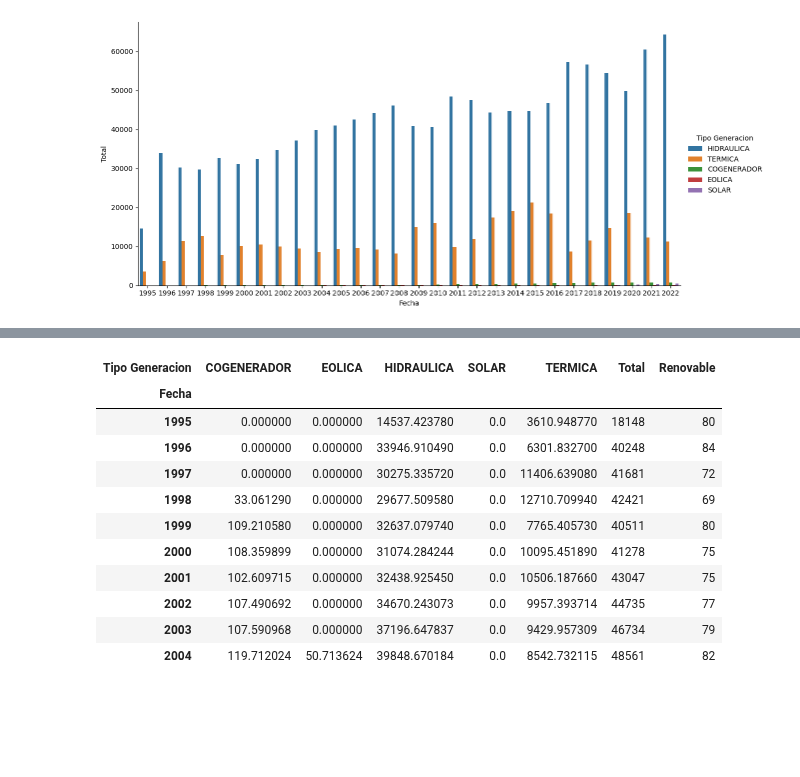
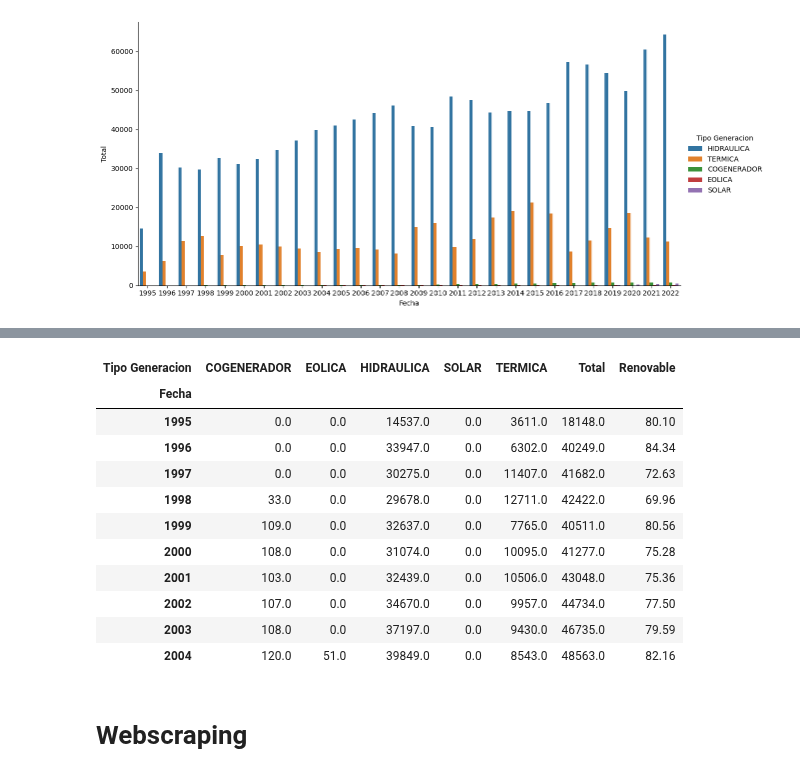
Before and after one commit to Mateoferrnandez/Projects, a Jupyter notebook: Personal Projects/Generacion electrica en Colombia/Dtacleaning.ipynb, the cells around one changed output, grey strips where cells are left out. Cells and saved outputs as stored; diff of their text form; code cells hidden in the pictures; blank space fills up the shorter version.

```diff
--- a/Personal Projects/Generacion electrica en Colombia/Dtacleaning.ipynb
+++ b/Personal Projects/Generacion electrica en Colombia/Dtacleaning.ipynb
@@ -469,21 +422,21 @@ plt.show()
 # %%
 result=result.pivot(index="Fecha",columns='Tipo Generacion',values='Total')
 result=result.replace(np.nan,0)
 result["Total"]=result[result.columns].sum(numeric_only=True,axis=1)
 result["Renovable"]=round(result[["EOLICA","HIDRAULICA","SOLAR"]].sum(numeric_only=True,axis=1)/result["Total"] *100,2)
-result["Total"]=result["Total"].apply(lambda x: int(x))
-result["Renovable"]=result["Renovable"].apply(lambda x: int(x))
+#for i in result.columns:
+ # df[i]=df[i].apply(lambda x: int(x))
 result.head(10)
 # %% [output]
 | Tipo Generacion | COGENERADOR | EOLICA | HIDRAULICA | SOLAR | TERMICA | Total | Renovable |
 | Fecha |  |  |  |  |  |  |  |
-| 1995 | 0.000000 | 0.000000 | 14537.423780 | 0.0 | 3610.948770 | 18148 | 80 |
-| 1996 | 0.000000 | 0.000000 | 33946.910490 | 0.0 | 6301.832700 | 40248 | 84 |
-| 1997 | 0.000000 | 0.000000 | 30275.335720 | 0.0 | 11406.639080 | 41681 | 72 |
-| 1998 | 33.061290 | 0.000000 | 29677.509580 | 0.0 | 12710.709940 | 42421 | 69 |
-| 1999 | 109.210580 | 0.000000 | 32637.079740 | 0.0 | 7765.405730 | 40511 | 80 |
-| 2000 | 108.359899 | 0.000000 | 31074.284244 | 0.0 | 10095.451890 | 41278 | 75 |
-| 2001 | 102.609715 | 0.000000 | 32438.925450 | 0.0 | 10506.187660 | 43047 | 75 |
-| 2002 | 107.490692 | 0.000000 | 34670.243073 | 0.0 | 9957.393714 | 44735 | 77 |
-| 2003 | 107.590968 | 0.000000 | 37196.647837 | 0.0 | 9429.957309 | 46734 | 79 |
-| 2004 | 119.712024 | 50.713624 | 39848.670184 | 0.0 | 8542.732115 | 48561 | 82 |
+| 1995 | 0.0 | 0.0 | 14537.0 | 0.0 | 3611.0 | 18148.0 | 80.10 |
+| 1996 | 0.0 | 0.0 | 33947.0 | 0.0 | 6302.0 | 40249.0 | 84.34 |
+| 1997 | 0.0 | 0.0 | 30275.0 | 0.0 | 11407.0 | 41682.0 | 72.63 |
+| 1998 | 33.0 | 0.0 | 29678.0 | 0.0 | 12711.0 | 42422.0 | 69.96 |
+| 1999 | 109.0 | 0.0 | 32637.0 | 0.0 | 7765.0 | 40511.0 | 80.56 |
+| 2000 | 108.0 | 0.0 | 31074.0 | 0.0 | 10095.0 | 41277.0 | 75.28 |
+| 2001 | 103.0 | 0.0 | 32439.0 | 0.0 | 10506.0 | 43048.0 | 75.36 |
+| 2002 | 107.0 | 0.0 | 34670.0 | 0.0 | 9957.0 | 44734.0 | 77.50 |
+| 2003 | 108.0 | 0.0 | 37197.0 | 0.0 | 9430.0 | 46735.0 | 79.59 |
+| 2004 | 120.0 | 51.0 | 39849.0 | 0.0 | 8543.0 | 48563.0 | 82.16 |
@@ -489,0 +446,2 @@ result.head(10)
+# %% [markdown]
+# Webscraping
```
Also changed, not shown: parts of 18 cells of this notebook, 2 other files.
